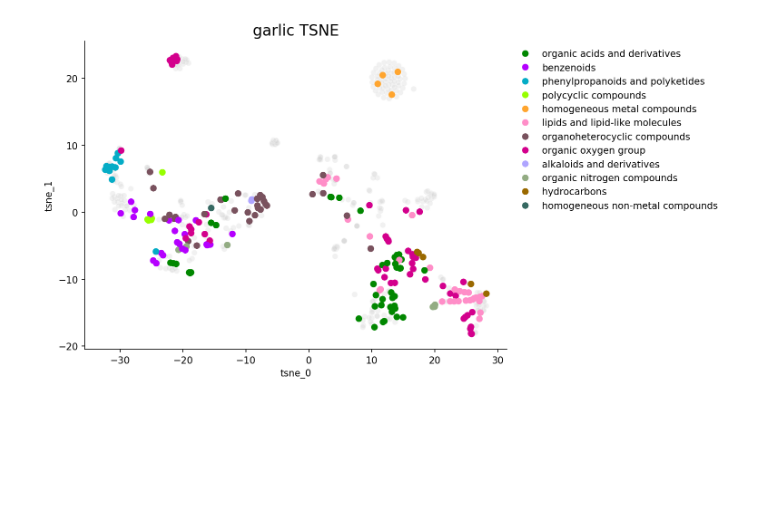
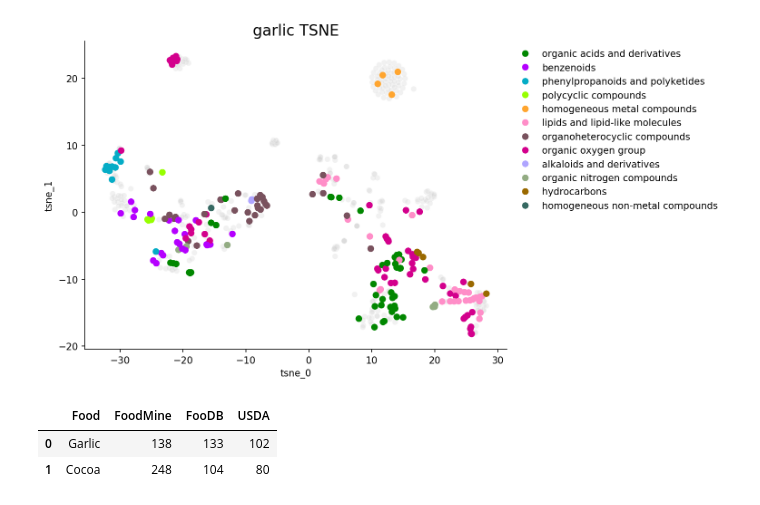
Before and after one commit to fhooton/FoodMine, a Jupyter notebook: Molecule_Embedding.ipynb, the cells around one changed output. Cells and saved outputs as stored; diff of their text form; code cells hidden in the pictures; blank space fills up the shorter version.

```diff
--- a/Molecule_Embedding.ipynb
+++ b/Molecule_Embedding.ipynb
@@ -426,3 +406,20 @@ See the caveats in the documentation: http://pandas.pydata.org/pandas-docs/stabl
   """
 <matplotlib.legend.Legend at 0x...>
 [figure]
+# %%
+garlic_viz_data = pd.read_pickle(f'data/garlic_chemical_viz_data.pkl')
+cocoa_viz_data = pd.read_pickle(f'data/cocoa_chemical_viz_data.pkl')
+
+num_fm_garlic = len(garlic_viz_data[garlic_viz_data['source'].fillna('').str.contains('FoodMine')])
+num_fdb_garlic = len(garlic_viz_data[garlic_viz_data['source'].fillna('').str.contains('FooDB')])
+num_usda_garlic = len(garlic_viz_data[garlic_viz_data['source'].fillna('').str.contains('USDA')])
+
+num_fm_cocoa = len(cocoa_viz_data[cocoa_viz_data['source'].fillna('').str.contains('FoodMine')])
+num_fdb_cocoa = len(cocoa_viz_data[cocoa_viz_data['source'].fillna('').str.contains('FooDB')])
+num_usda_cocoa = len(cocoa_viz_data[cocoa_viz_data['source'].fillna('').str.contains('USDA')])
+
+pd.DataFrame({'Food' : ['Garlic', 'Cocoa'], 'FoodMine' : [num_fm_garlic, num_fm_cocoa], 'FooDB' : [num_fdb_garlic, num_fdb_cocoa], 'USDA' : [num_usda_garlic, num_usda_cocoa]})
+# %% [output]
+|  | Food | FoodMine | FooDB | USDA |
+| 0 | Garlic | 138 | 133 | 102 |
+| 1 | Cocoa | 248 | 104 | 80 |
```
Also changed, not shown: parts of 5 cells of this notebook, 4 other files.
